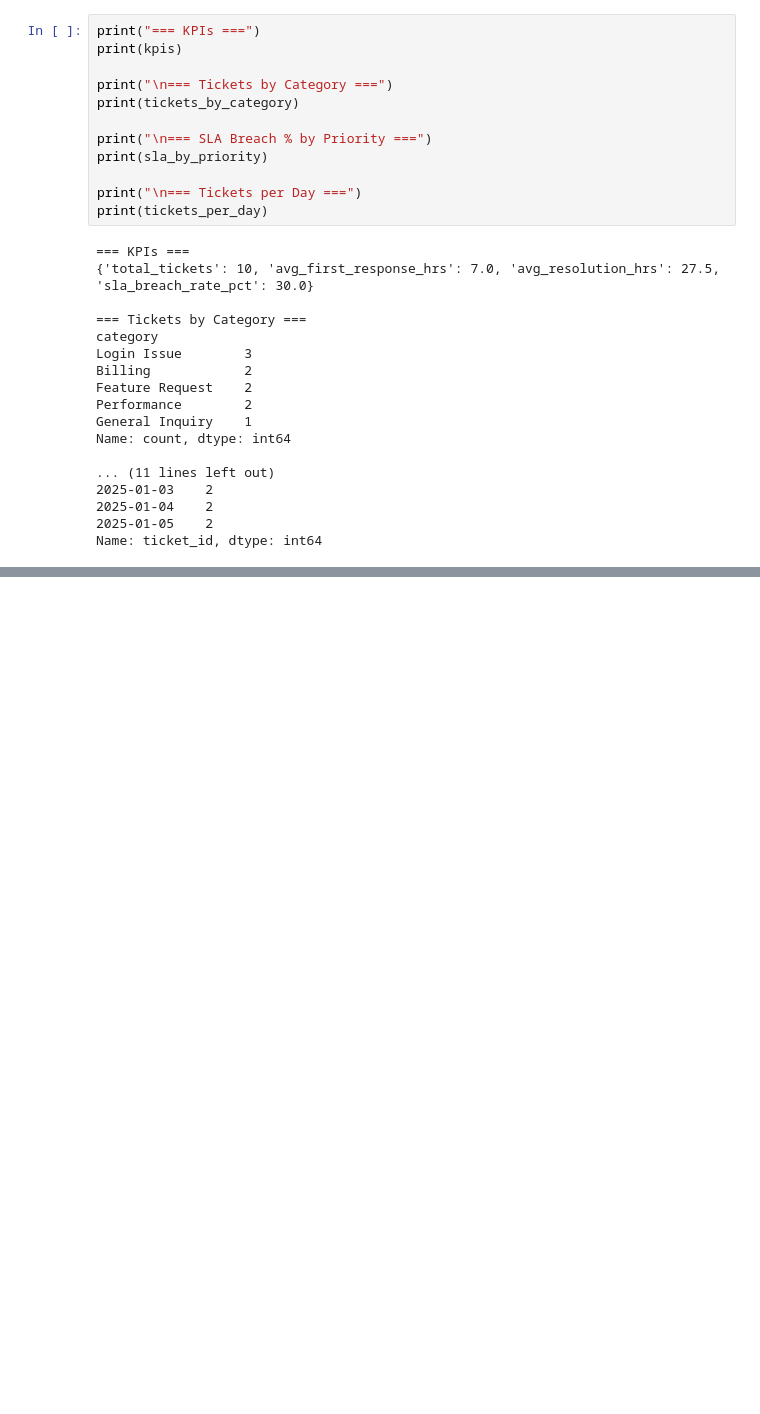
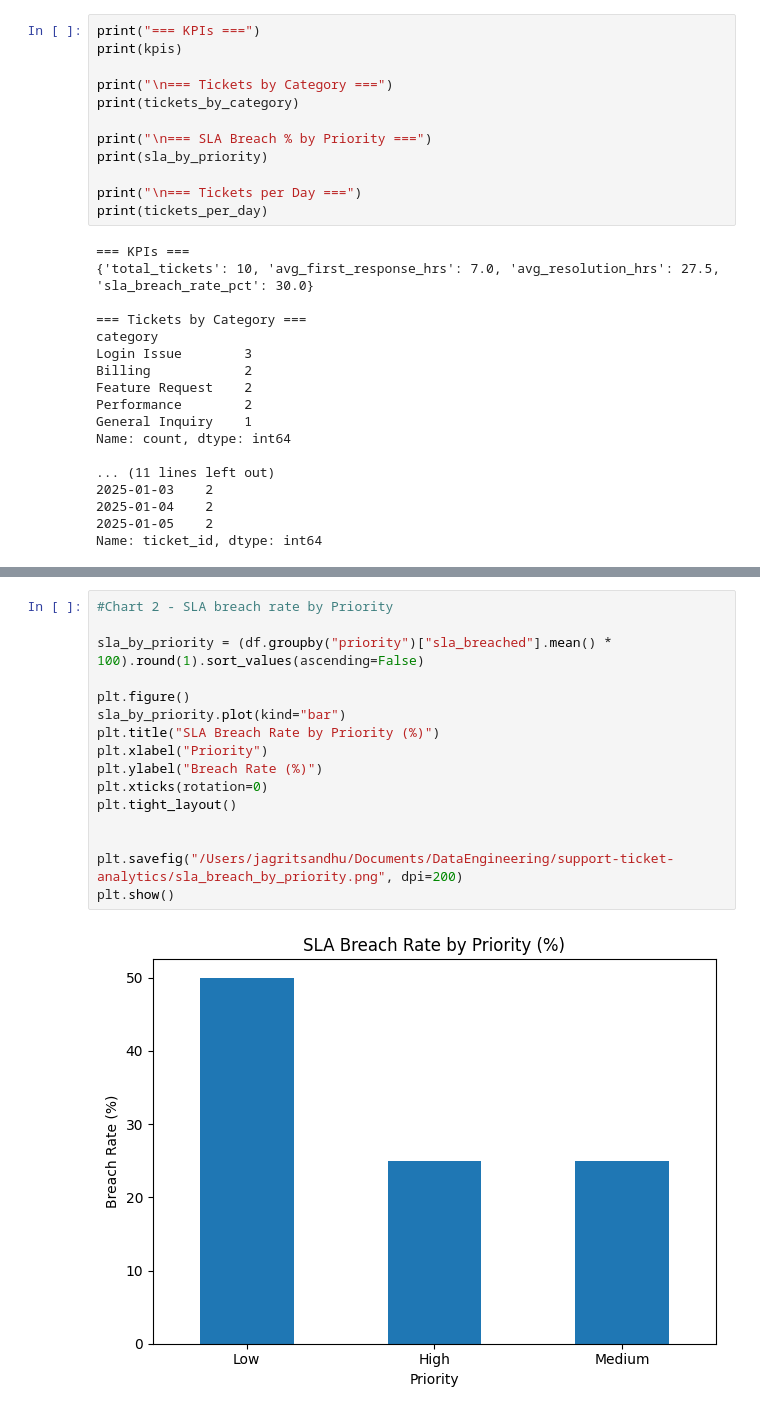
Before and after one commit to jagritsandhu/support-ticket-analytics, a Jupyter notebook: notebook/support_ticket_analysis.ipynb, the cells around one changed output, grey strips where cells are left out. Drawn from its saved outputs; the diff is of its cells as text; blank space fills up the shorter version.

```diff
--- a/notebook/support_ticket_analysis.ipynb
+++ b/notebook/support_ticket_analysis.ipynb
@@ -149,0 +172,18 @@ Name: ticket_id, dtype: int64
+# %%
+#Chart 2 - SLA breach rate by Priority
+
+sla_by_priority = (df.groupby("priority")["sla_breached"].mean() * 100).round(1).sort_values(ascending=False)
+
+plt.figure()
+sla_by_priority.plot(kind="bar")
+plt.title("SLA Breach Rate by Priority (%)")
+plt.xlabel("Priority")
+plt.ylabel("Breach Rate (%)")
+plt.xticks(rotation=0)
+plt.tight_layout()
+
+
+plt.savefig("/Users/jagritsandhu/Documents/DataEngineering/support-ticket-analytics/sla_breach_by_priority.png", dpi=200)
+plt.show()
+# %% [output]
+[figure, added]
```
Also changed, not shown: parts of 3 cells of this notebook, 4 other files.
